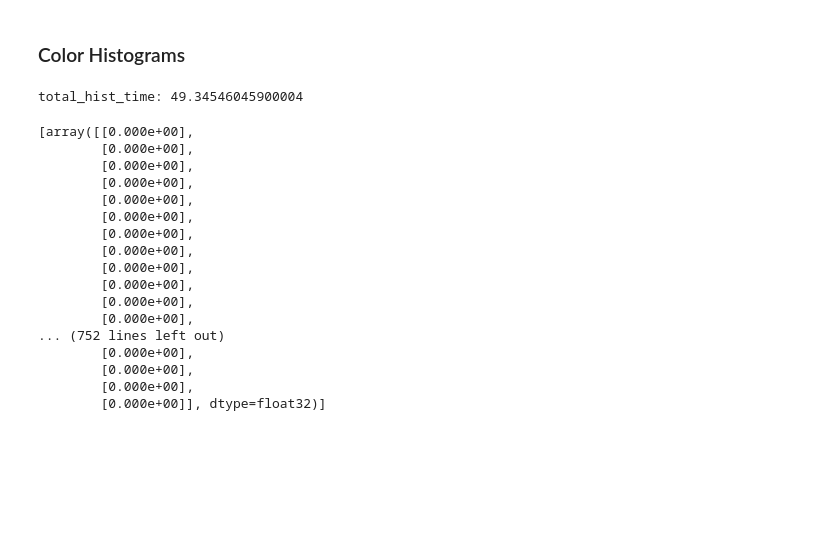
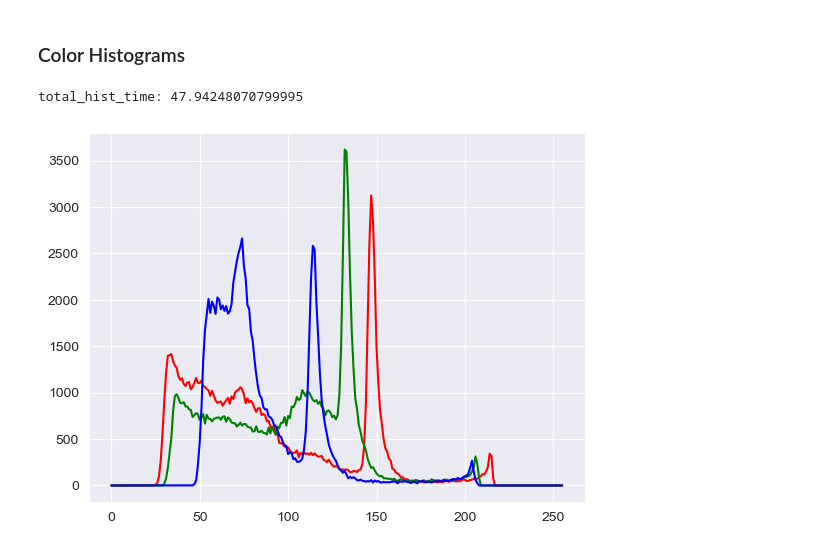
Before and after one commit to stackoverthrow/w281_final_project, a Jupyter notebook: feature_creation.ipynb, the cells around one changed output. Drawn from its saved outputs; the diff is of its cells as text; code cells hidden in the pictures; blank space fills up the shorter version.

Commit message:
hist plot

```diff
--- a/feature_creation.ipynb
+++ b/feature_creation.ipynb
@@ -71,31 +73,23 @@ def color_hist(image_row):
     raw_img = cv2.imread(image_row['full_path'])
     blue_hist = cv2.calcHist([raw_img], [0], None, [256], [0, 256])
     red_hist = cv2.calcHist([raw_img], [1], None, [256], [0, 256])
-    green_hist = cv2.calcHist([raw_img], [1], None, [256], [0, 256])
+    green_hist = cv2.calcHist([raw_img], [2], None, [256], [0, 256])
     return [blue_hist, red_hist, green_hist]
+# %%
+def plot_color_histogram(rgb_hist):
+    fig, ax = plt.subplots()
+    ax.plot(rgb_hist[0], color='red')
+    ax.plot(rgb_hist[1], color='green')
+    ax.plot(rgb_hist[2], color='blue')
+    plt.show()
 # %%
 t0 = timer()
-color_hist = sample_df.apply(color_hist, axis=1)
+histograms = sample_df.apply(color_hist, axis=1)
 print(f'total_hist_time: {timer() - t0}')
 # %% [output]
-total_hist_time: 49.34546045900004
+total_hist_time: 47.94248070799995
-# %%
-color_hist[0]
-# %% [output]
-[array([[0.000e+00],
-        [0.000e+00],
-        [0.000e+00],
-        [0.000e+00],
-        [0.000e+00],
-        [0.000e+00],
-        [0.000e+00],
-        [0.000e+00],
-        [0.000e+00],
-        [0.000e+00],
-        [0.000e+00],
-        [0.000e+00],
-... (752 lines left out)
-        [0.000e+00],
-        [0.000e+00],
-        [0.000e+00],
-        [0.000e+00]], dtype=float32)]
+# %%
+test_histogram = histograms[0]
+plot_color_histogram(test_histogram)
+# %% [output]
+[figure, added]
```
Also changed, not shown: parts of 1 cell of this notebook.
